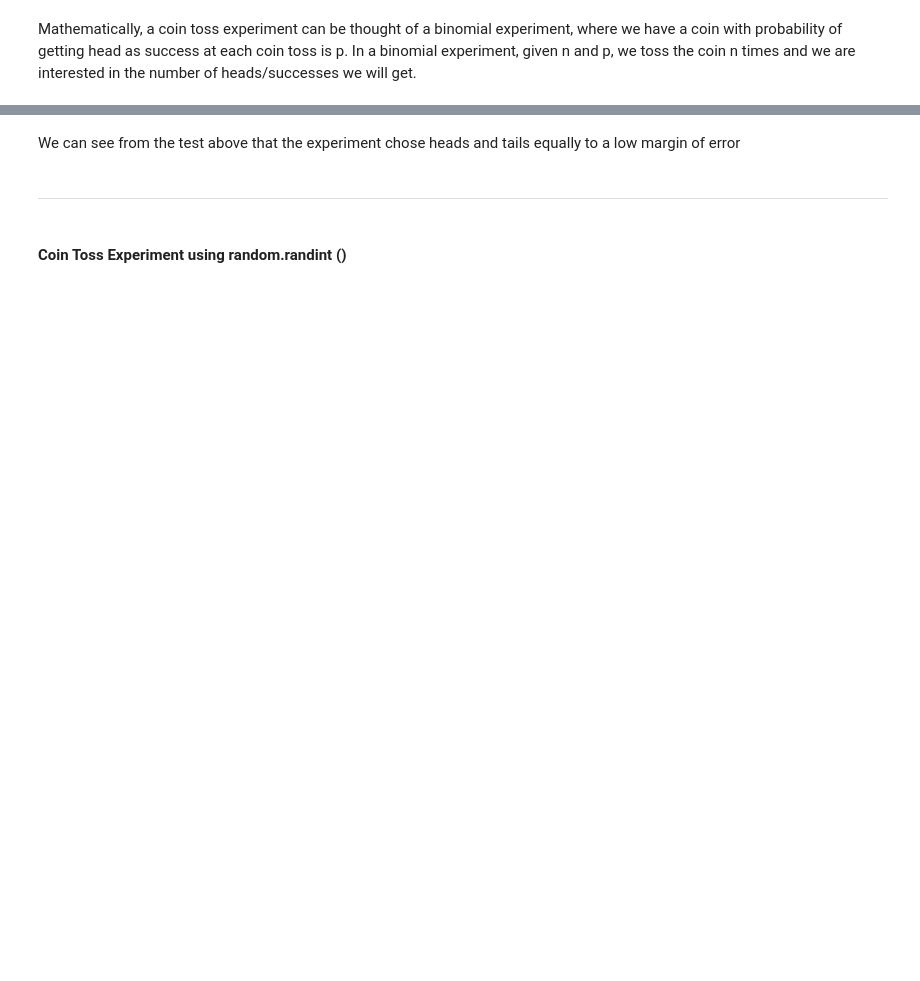
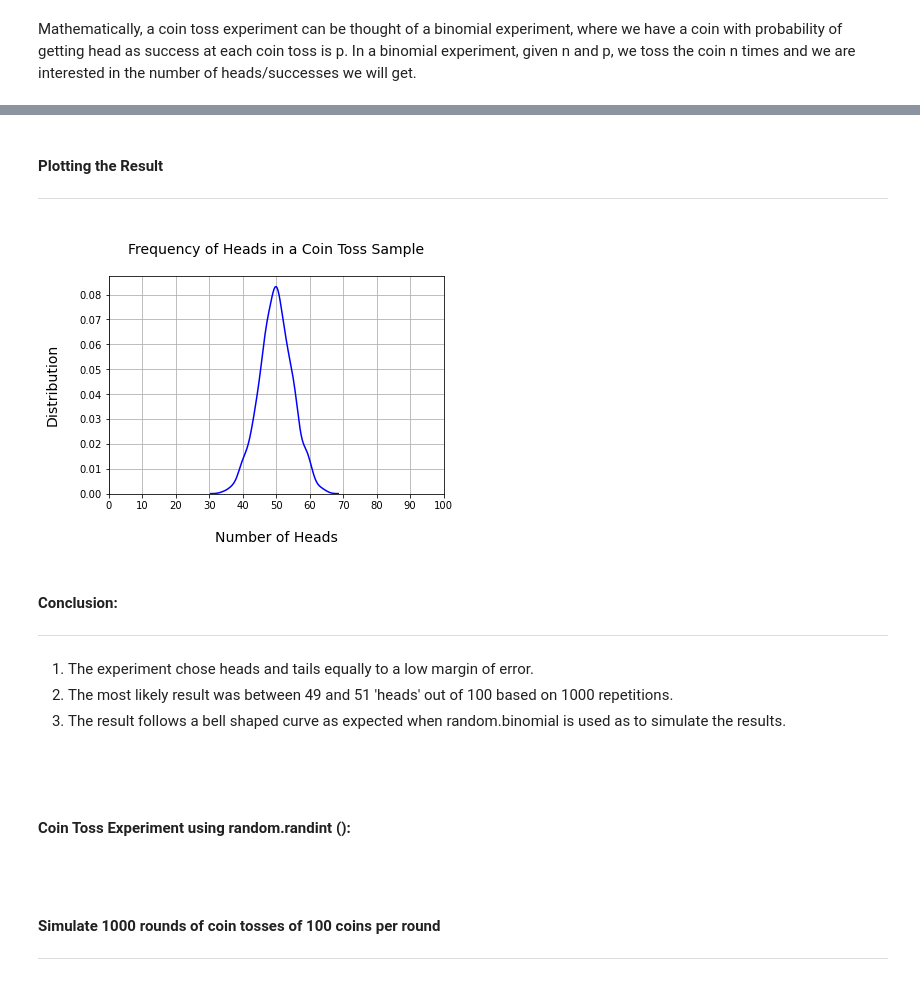
Before and after one commit to Fiona-600/Data-Analytics-2020-Tasks, a Jupyter notebook: Task-3/Toss-a-coin.ipynb, the cells around one changed output, grey strips where cells are left out. Drawn from its saved outputs; the diff is of its cells as text; code cells hidden in the pictures; blank space fills up the shorter version.

Commit message:
plots added

```diff
--- a/Task-3/Toss-a-coin.ipynb
+++ b/Task-3/Toss-a-coin.ipynb
@@ -35,0 +45,7 @@ Mathematically, a coin toss experiment can be thought of a binomial experiment,
+# %%
+np.random.seed(1)# set the seed if I want the same random selection every time
+n = 100 # Number of coin tosses (trials)
+p = 0.5 # Probability of rolling heads
+size = 1000 # Repeat our experiment 1000 times (repetitions)
+r = np.random.binomial(n,p,size)
+print ("\nSummary results of each round of",n,"coin tosses repeated",size, "times by random.binomial():\n\n",r )
@@ -85,6 +110,28 @@ Tails were tossed 49905 times out of 100000 coin tosses i.e. 49.9 %
-# %% [markdown]
-We can see from the test above that the experiment chose heads and tails equally to a low margin of error
+# %% [markdown]
+#### Plotting the Result
+***
+# %%
+sns.distplot(r,color = 'blue', hist = False, kde=1)
+plt.xticks([0, 10, 20, 30,40,50,60,70,80,90,100])
+plt.title ('\nFrequency of Heads in a Coin Toss Sample\n',fontsize=14)
+plt.xlabel('\nNumber of Heads',fontsize=14)
+plt.ylabel('Distribution\n',fontsize=14)
+plt.grid(True)
+plt.show();
+# %% [output]
+[figure, added]
 # %% [markdown]
+#### Conclusion:
 ***
+# %% [markdown]
+1. The experiment chose heads and tails equally to a low margin of error.
+2. The most likely result was between 49 and 51 'heads' out of 100 based on 1000 repetitions.
+3. The result follows a bell shaped curve as expected when random.binomial is used as to simulate the results.
+# %% [markdown]
+<BR>
 # %% [markdown]
-#### Coin Toss Experiment using random.randint ()
+#### Coin Toss Experiment using random.randint ():
+<BR>
+# %% [markdown]
+#### Simulate 1000 rounds of coin tosses of 100 coins per round
+***
```
Also changed, not shown: parts of 32 cells of this notebook.
